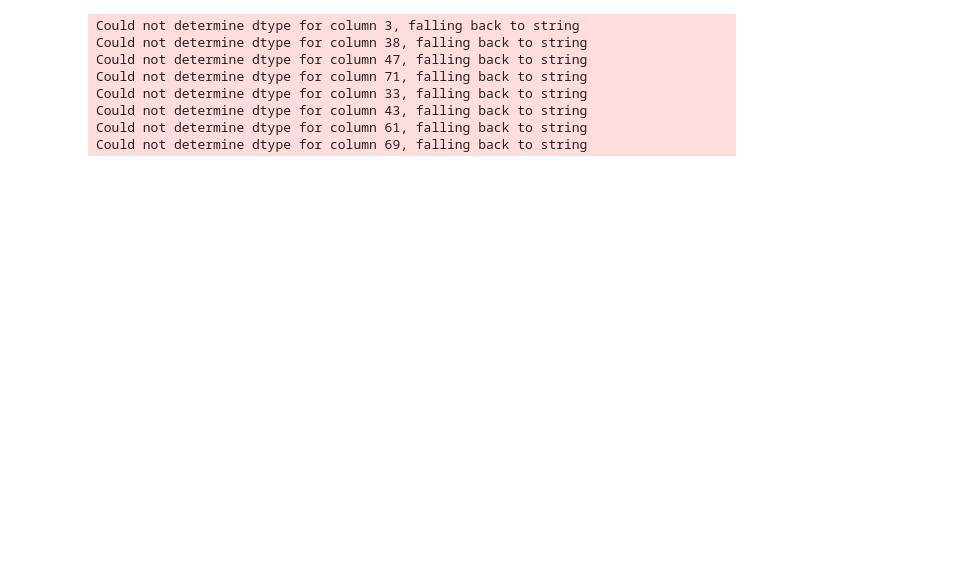
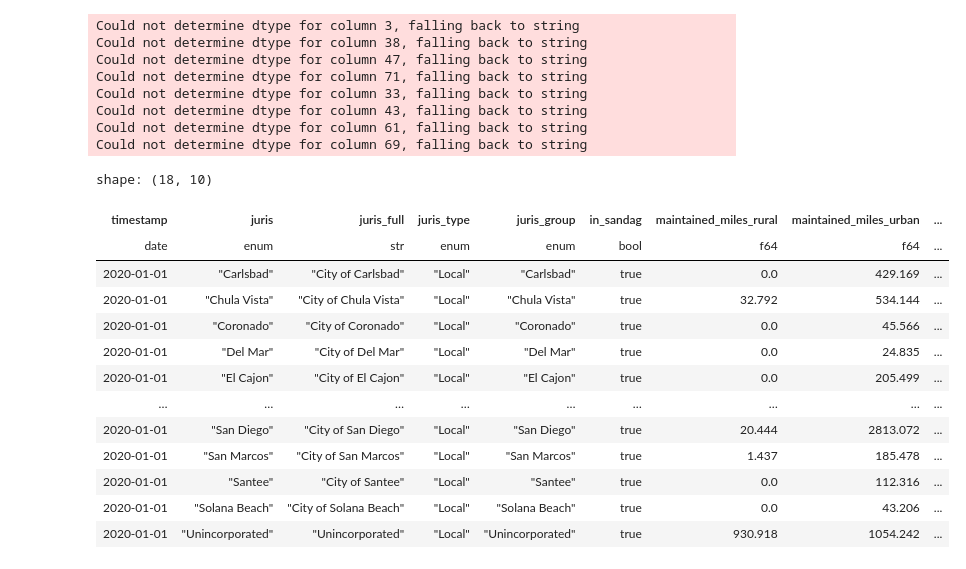
Before and after one commit to SANDAG/ARD-VMT, a Jupyter notebook: pipelines/hpms/extract_table_6.ipynb, the cells around one changed output. Cells and saved outputs as stored; diff of their text form; code cells hidden in the pictures; blank space fills up the shorter version.

```diff
--- a/pipelines/hpms/extract_table_6.ipynb
+++ b/pipelines/hpms/extract_table_6.ipynb
@@ -222,6 +222,23 @@ Could not determine dtype for column 33, falling back to string
 Could not determine dtype for column 43, falling back to string
 Could not determine dtype for column 61, falling back to string
 Could not determine dtype for column 69, falling back to string
+# %%
+df.filter(pl.col("timestamp").dt.year() == 2020).filter(pl.col("juris_type") == "Local")
+# %% [output]
+shape: (18, 10)
+| timestamp | juris | juris_full | juris_type | juris_group | in_sandag | maintained_miles_rural | maintained_miles_urban | ... |
+| date | enum | str | enum | enum | bool | f64 | f64 | ... |
+| 2020-01-01 | "Carlsbad" | "City of Carlsbad" | "Local" | "Carlsbad" | true | 0.0 | 429.169 | ... |
+| 2020-01-01 | "Chula Vista" | "City of Chula Vista" | "Local" | "Chula Vista" | true | 32.792 | 534.144 | ... |
+| 2020-01-01 | "Coronado" | "City of Coronado" | "Local" | "Coronado" | true | 0.0 | 45.566 | ... |
+| 2020-01-01 | "Del Mar" | "City of Del Mar" | "Local" | "Del Mar" | true | 0.0 | 24.835 | ... |
+| 2020-01-01 | "El Cajon" | "City of El Cajon" | "Local" | "El Cajon" | true | 0.0 | 205.499 | ... |
+| … | … | … | … | … | … | … | … | ... |
+| 2020-01-01 | "San Diego" | "City of San Diego" | "Local" | "San Diego" | true | 20.444 | 2813.072 | ... |
+| 2020-01-01 | "San Marcos" | "City of San Marcos" | "Local" | "San Marcos" | true | 1.437 | 185.478 | ... |
+| 2020-01-01 | "Santee" | "City of Santee" | "Local" | "Santee" | true | 0.0 | 112.316 | ... |
+| 2020-01-01 | "Solana Beach" | "City of Solana Beach" | "Local" | "Solana Beach" | true | 0.0 | 43.206 | ... |
+| 2020-01-01 | "Unincorporated" | "Unincorporated" | "Local" | "Unincorporated" | true | 930.918 | 1054.242 | ... |
 # %%
 (
     df[
```
Also changed, not shown: parts of 1 cell of this notebook, 20 other files.
